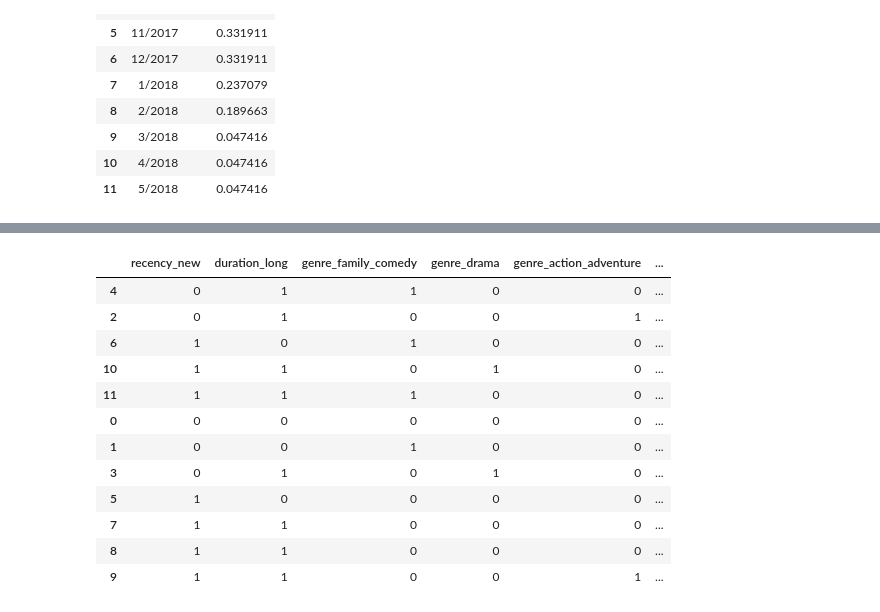
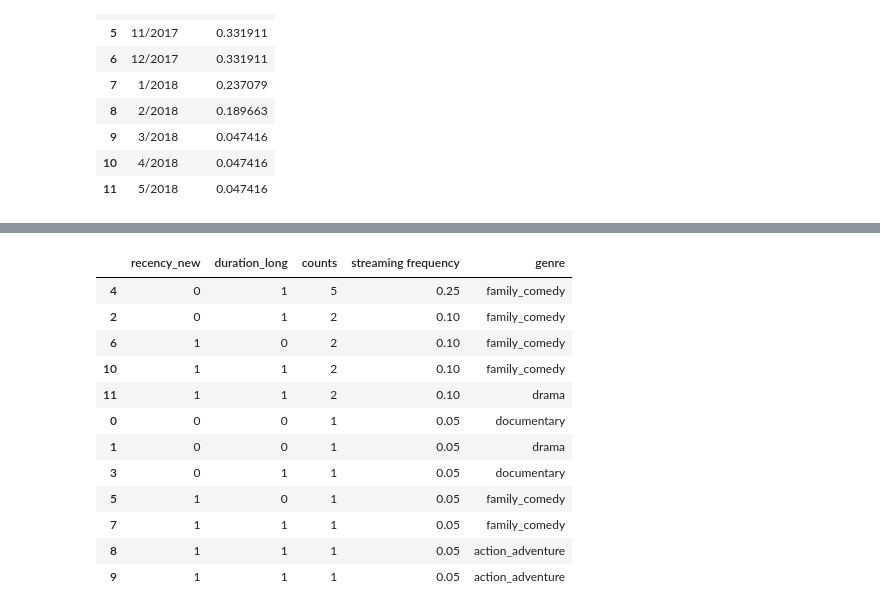
Before and after one commit to rstol/mtec_marketing_cpa, a Jupyter notebook: analysis.ipynb, the cells around one changed output, grey strips where cells are left out. Saved outputs shown, nothing was run; the diff lists cells and outputs as text; code cells hidden in the pictures.

```diff
--- a/analysis.ipynb
+++ b/analysis.ipynb
@@ -93,44 +93,44 @@ filter_user_data.head()
 # %%
 # 8c
 genre_columns = [
     "genre_family_comedy",
     "genre_drama",
     "genre_action_adventure",
     "genre_thriller_crime",
     "genre_documentary",
 ]
 
 attributes = ["recency_new", "duration_long"] + genre_columns
 conjoint_attribute_level_counts = (
     filter_user_data.groupby(attributes, as_index=False)
     .size()
     .sort_values(by=["size"], ascending=False)
     .rename(columns={"size": "counts"})
 )
 total_count = conjoint_attribute_level_counts.counts.sum()
 conjoint_attribute_level_counts["streaming frequency"] = (
     conjoint_attribute_level_counts.counts / total_count
 )
 
 conjoint_attribute_level_counts["genre"] = (
     filter_user_data[genre_columns].idxmax(axis=1).str.replace("genre_", "")
 )
-conjoint_attribute_level_counts
+conjoint_attribute_level_counts.drop(columns=genre_columns)
 # Note all other attribute levels have frequency 0
 # %% [output]
-|  | recency_new | duration_long | genre_family_comedy | genre_drama | genre_action_adventure | ... |
-| 4 | 0 | 1 | 1 | 0 | 0 | ... |
-| 2 | 0 | 1 | 0 | 0 | 1 | ... |
-| 6 | 1 | 0 | 1 | 0 | 0 | ... |
-| 10 | 1 | 1 | 0 | 1 | 0 | ... |
-| 11 | 1 | 1 | 1 | 0 | 0 | ... |
-| 0 | 0 | 0 | 0 | 0 | 0 | ... |
-| 1 | 0 | 0 | 1 | 0 | 0 | ... |
-| 3 | 0 | 1 | 0 | 1 | 0 | ... |
-| 5 | 1 | 0 | 0 | 0 | 0 | ... |
-| 7 | 1 | 1 | 0 | 0 | 0 | ... |
-| 8 | 1 | 1 | 0 | 0 | 0 | ... |
-| 9 | 1 | 1 | 0 | 0 | 1 | ... |
+|  | recency_new | duration_long | counts | streaming frequency | genre |
+| 4 | 0 | 1 | 5 | 0.25 | family_comedy |
+| 2 | 0 | 1 | 2 | 0.10 | family_comedy |
+| 6 | 1 | 0 | 2 | 0.10 | family_comedy |
+| 10 | 1 | 1 | 2 | 0.10 | family_comedy |
+| 11 | 1 | 1 | 2 | 0.10 | drama |
+| 0 | 0 | 0 | 1 | 0.05 | documentary |
+| 1 | 0 | 0 | 1 | 0.05 | drama |
+| 3 | 0 | 1 | 1 | 0.05 | documentary |
+| 5 | 1 | 0 | 1 | 0.05 | family_comedy |
+| 7 | 1 | 1 | 1 | 0.05 | family_comedy |
+| 8 | 1 | 1 | 1 | 0.05 | action_adventure |
+| 9 | 1 | 1 | 1 | 0.05 | action_adventure |
 # %%
 import statsmodels.api as sm
 
```
Also changed, not shown: parts of 1 cell of this notebook, 3 other files.
